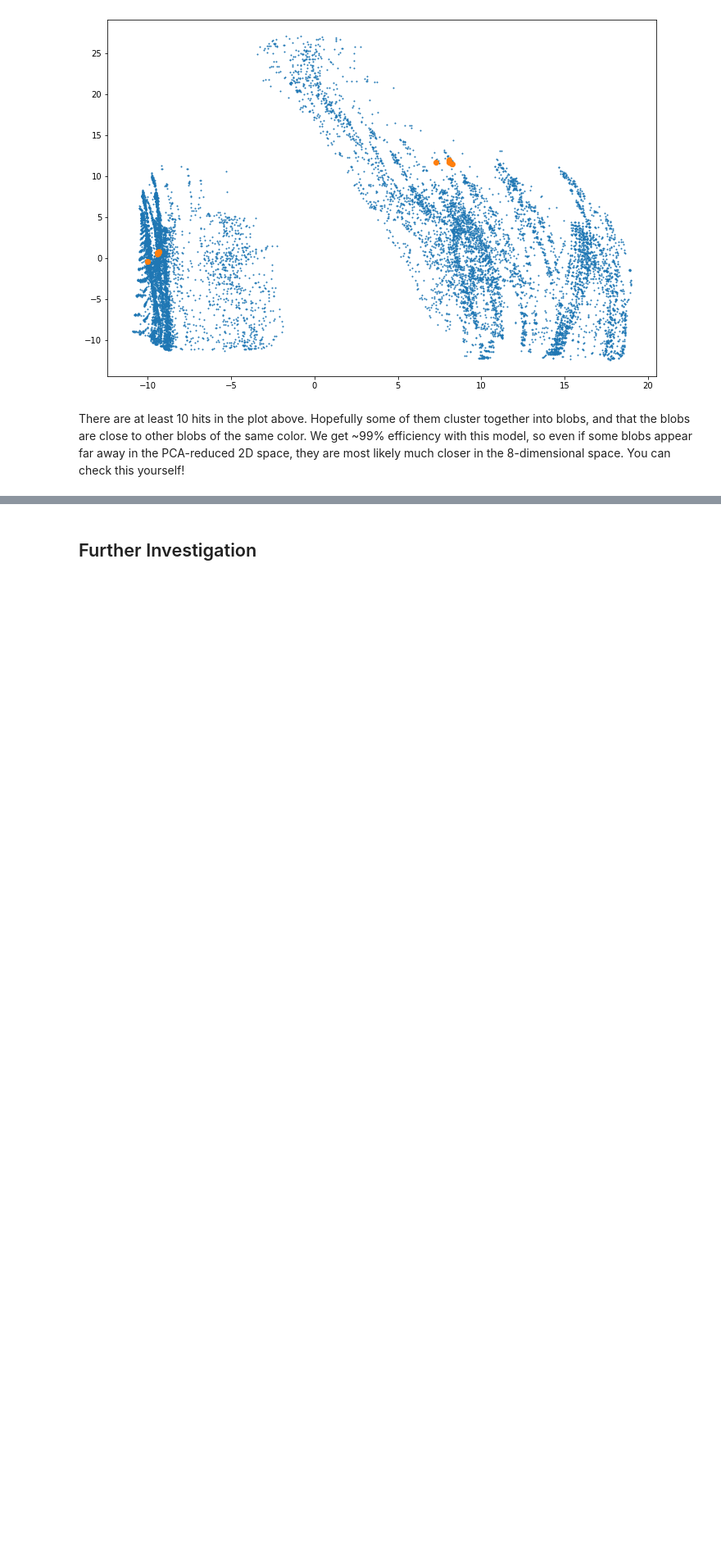
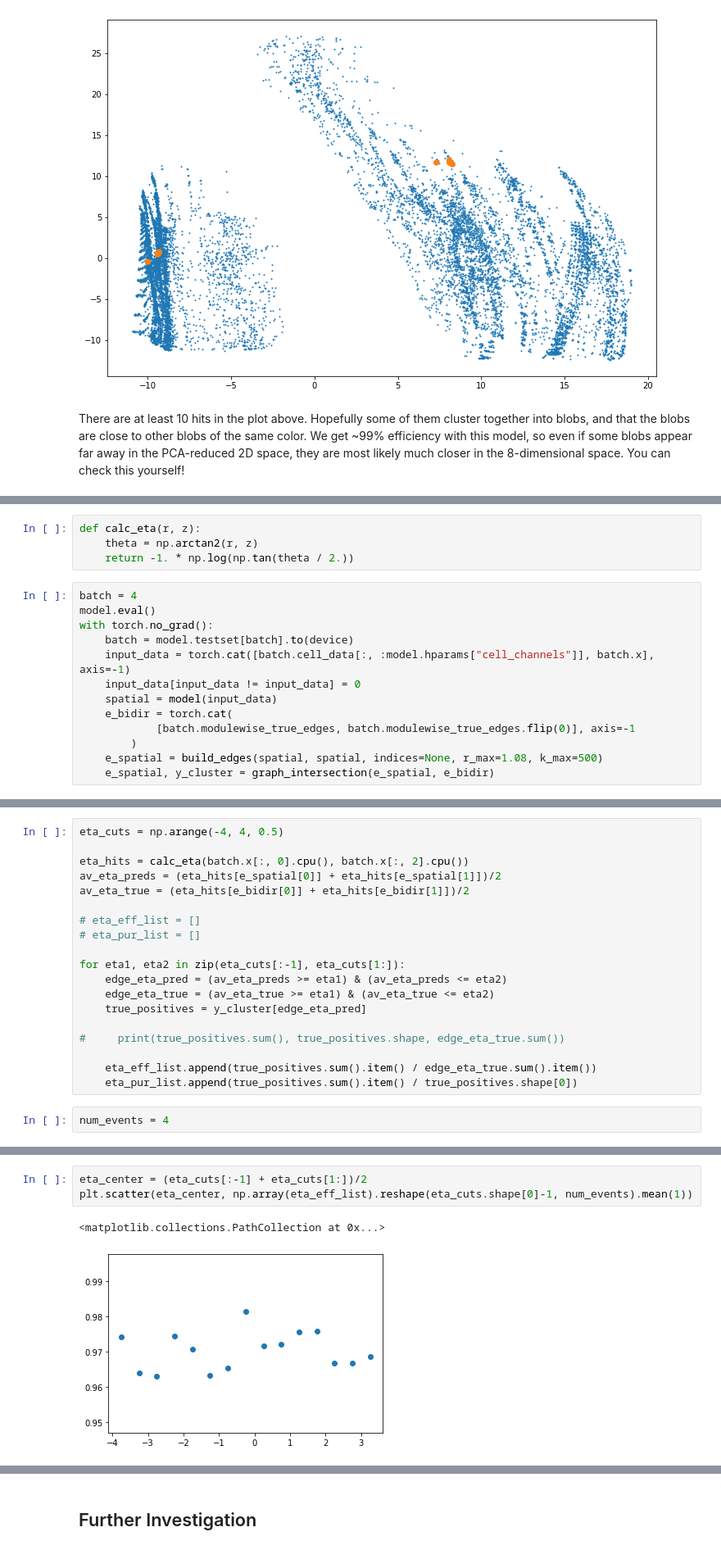
Before and after one commit to HSF-reco-and-software-triggers/Tracking-ML-Exa.TrkX, a Jupyter notebook: Pipelines/ITk_Example/notebooks/Example_Embedding.ipynb, the cells around one changed output, grey strips where cells are left out. Shown at 82% size. Cells and saved outputs as stored; diff of their text form; blank space fills up the shorter version.

Commit message:
Add edge building example

```diff
--- a/Pipelines/ITk_Example/notebooks/Example_Embedding.ipynb
+++ b/Pipelines/ITk_Example/notebooks/Example_Embedding.ipynb
@@ -369,0 +349,17 @@ There are at least 10 hits in the plot above. Hopefully some of them cluster tog
+# %%
+def calc_eta(r, z):
+    theta = np.arctan2(r, z)
+    return -1. * np.log(np.tan(theta / 2.))
+# %%
+batch = 4
+model.eval()
+with torch.no_grad():
+    batch = model.testset[batch].to(device)
+    input_data = torch.cat([batch.cell_data[:, :model.hparams["cell_channels"]], batch.x], axis=-1)
+    input_data[input_data != input_data] = 0
+    spatial = model(input_data)
+    e_bidir = torch.cat(
+            [batch.modulewise_true_edges, batch.modulewise_true_edges.flip(0)], axis=-1
+        )
+    e_spatial = build_edges(spatial, spatial, indices=None, r_max=1.08, k_max=500)
+    e_spatial, y_cluster = graph_intersection(e_spatial, e_bidir)
@@ -369,0 +370,21 @@ There are at least 10 hits in the plot above. Hopefully some of them cluster tog
+# %%
+eta_cuts = np.arange(-4, 4, 0.5)
+
+eta_hits = calc_eta(batch.x[:, 0].cpu(), batch.x[:, 2].cpu())
+av_eta_preds = (eta_hits[e_spatial[0]] + eta_hits[e_spatial[1]])/2
+av_eta_true = (eta_hits[e_bidir[0]] + eta_hits[e_bidir[1]])/2
+
+# eta_eff_list = []
+# eta_pur_list = []
+
+for eta1, eta2 in zip(eta_cuts[:-1], eta_cuts[1:]):
+    edge_eta_pred = (av_eta_preds >= eta1) & (av_eta_preds <= eta2)
+    edge_eta_true = (av_eta_true >= eta1) & (av_eta_true <= eta2)
+    true_positives = y_cluster[edge_eta_pred]
+
+#     print(true_positives.sum(), true_positives.shape, edge_eta_true.sum())
+
+    eta_eff_list.append(true_positives.sum().item() / edge_eta_true.sum().item())
+    eta_pur_list.append(true_positives.sum().item() / true_positives.shape[0])
+# %%
+num_events = 4
@@ -369,0 +400,6 @@ There are at least 10 hits in the plot above. Hopefully some of them cluster tog
+# %%
+eta_center = (eta_cuts[:-1] + eta_cuts[1:])/2
+plt.scatter(eta_center, np.array(eta_eff_list).reshape(eta_cuts.shape[0]-1, num_events).mean(1))
+# %% [output]
+<matplotlib.collections.PathCollection at 0x...>
+[figure, added]
```
Also changed, not shown: parts of 33 cells of this notebook, 13 other files.
